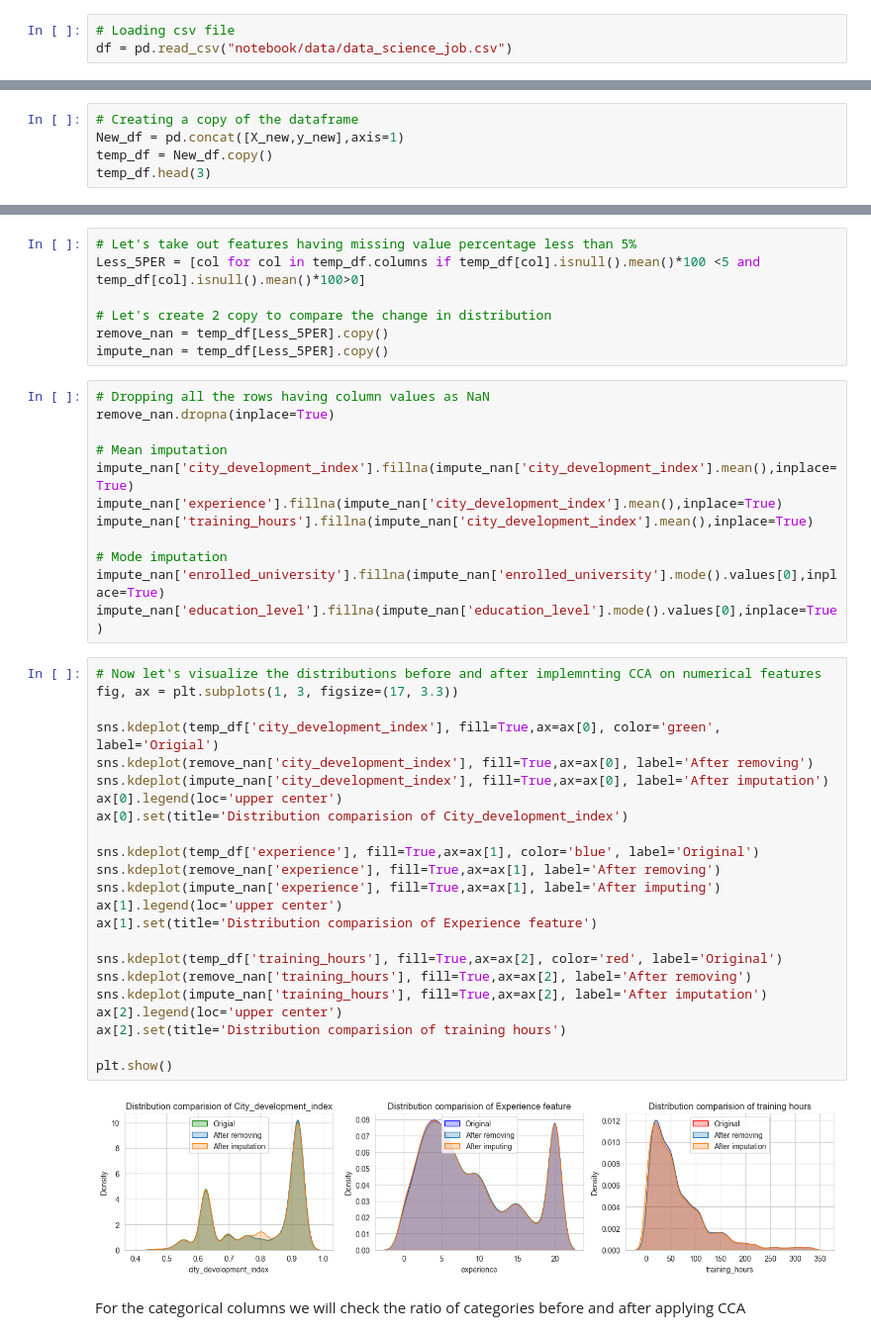
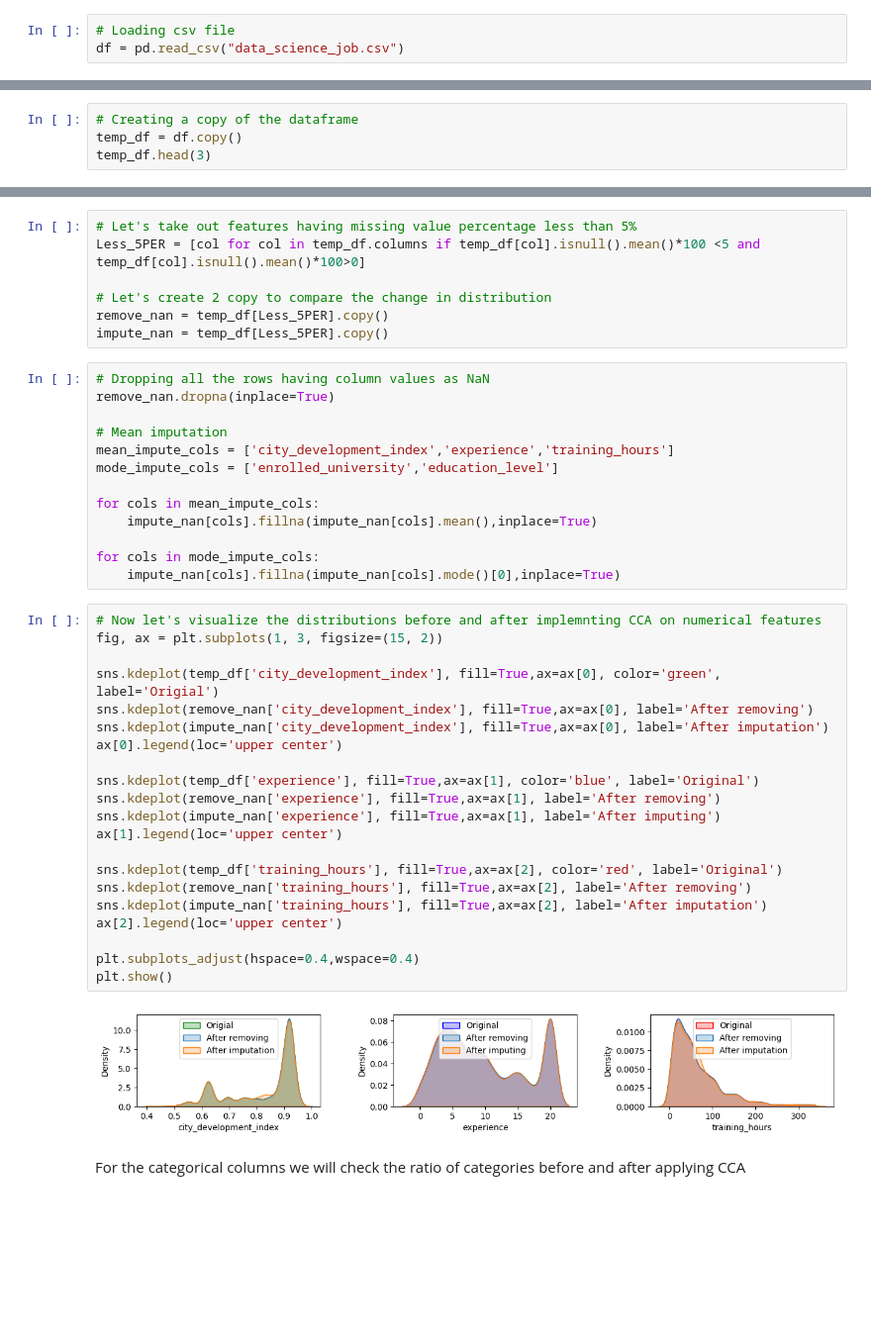
Before and after one commit to yuvraaj2002/Old_projects, a Jupyter notebook: DS job prediction/notebook/Main_Code_DS.ipynb, the cells around one changed output, grey strips where cells are left out. Shown at 99% size. Drawn from its saved outputs; the diff is of its cells as text; blank space fills up the shorter version.

```diff
--- a/DS job prediction/notebook/Main_Code_DS.ipynb
+++ b/DS job prediction/notebook/Main_Code_DS.ipynb
@@ -29,4 +31,4 @@ from sklearn.metrics import accuracy_score, precision_score, recall_score, f1_sc
 plt.style.use('default')
 # %%
 # Loading csv file
-df = pd.read_csv("notebook/data/data_science_job.csv")
+df = pd.read_csv("data_science_job.csv")
@@ -199,8 +233,7 @@ plt.show()
 For the complete data processing we will be creating a pipeline, but before making a pipeling we need to explore all the techniques which we can use to process our data in most efficient way and for this we will simply create a copy of the dataframe.
 # %%
 # Creating a copy of the dataframe
-New_df = pd.concat([X_new,y_new],axis=1)
-temp_df = New_df.copy()
+temp_df = df.copy()
 temp_df.head(3)
 # %% [output]
 |  | city_development_index | gender | relevent_experience | enrolled_university | education_level | ... |
@@ -223,38 +256,37 @@ impute_nan = temp_df[Less_5PER].copy()
 remove_nan.dropna(inplace=True)
 
 # Mean imputation
-impute_nan['city_development_index'].fillna(impute_nan['city_development_index'].mean(),inplace=True)
-impute_nan['experience'].fillna(impute_nan['city_development_index'].mean(),inplace=True)
-impute_nan['training_hours'].fillna(impute_nan['city_development_index'].mean(),inplace=True)
+mean_impute_cols = ['city_development_index','experience','training_hours']
+mode_impute_cols = ['enrolled_university','education_level']
 
-# Mode imputation
-impute_nan['enrolled_university'].fillna(impute_nan['enrolled_university'].mode().values[0],inplace=True)
-impute_nan['education_level'].fillna(impute_nan['education_level'].mode().values[0],inplace=True)
+for cols in mean_impute_cols:
+    impute_nan[cols].fillna(impute_nan[cols].mean(),inplace=True)
+
+for cols in mode_impute_cols:
+    impute_nan[cols].fillna(impute_nan[cols].mode()[0],inplace=True)
 # %%
 # Now let's visualize the distributions before and after implemnting CCA on numerical features
-fig, ax = plt.subplots(1, 3, figsize=(17, 3.3))
+fig, ax = plt.subplots(1, 3, figsize=(15, 2))
 
 sns.kdeplot(temp_df['city_development_index'], fill=True,ax=ax[0], color='green', label='Origial')
 sns.kdeplot(remove_nan['city_development_index'], fill=True,ax=ax[0], label='After removing')
 sns.kdeplot(impute_nan['city_development_index'], fill=True,ax=ax[0], label='After imputation')
 ax[0].legend(loc='upper center')
-ax[0].set(title='Distribution comparision of City_development_index')
 
 sns.kdeplot(temp_df['experience'], fill=True,ax=ax[1], color='blue', label='Original')
 sns.kdeplot(remove_nan['experience'], fill=True,ax=ax[1], label='After removing')
 sns.kdeplot(impute_nan['experience'], fill=True,ax=ax[1], label='After imputing')
 ax[1].legend(loc='upper center')
-ax[1].set(title='Distribution comparision of Experience feature')
 
 sns.kdeplot(temp_df['training_hours'], fill=True,ax=ax[2], color='red', label='Original')
 sns.kdeplot(remove_nan['training_hours'], fill=True,ax=ax[2], label='After removing')
 sns.kdeplot(impute_nan['training_hours'], fill=True,ax=ax[2], label='After imputation')
 ax[2].legend(loc='upper center')
-ax[2].set(title='Distribution comparision of training hours')
 
+plt.subplots_adjust(hspace=0.4,wspace=0.4)
 plt.show()
 # %% [output]
-[figure, old version]
+[figure, new version]
 # %% [markdown]
 For the categorical columns we will check the ratio of categories before and after applying CCA
 # %%
```
Also changed, not shown: parts of 49 cells of this notebook.
